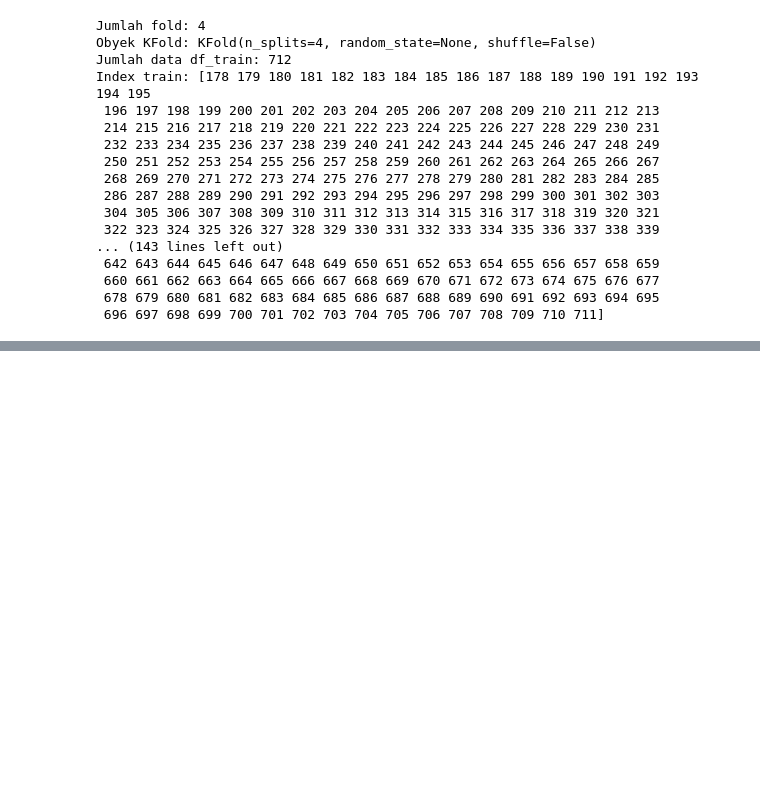
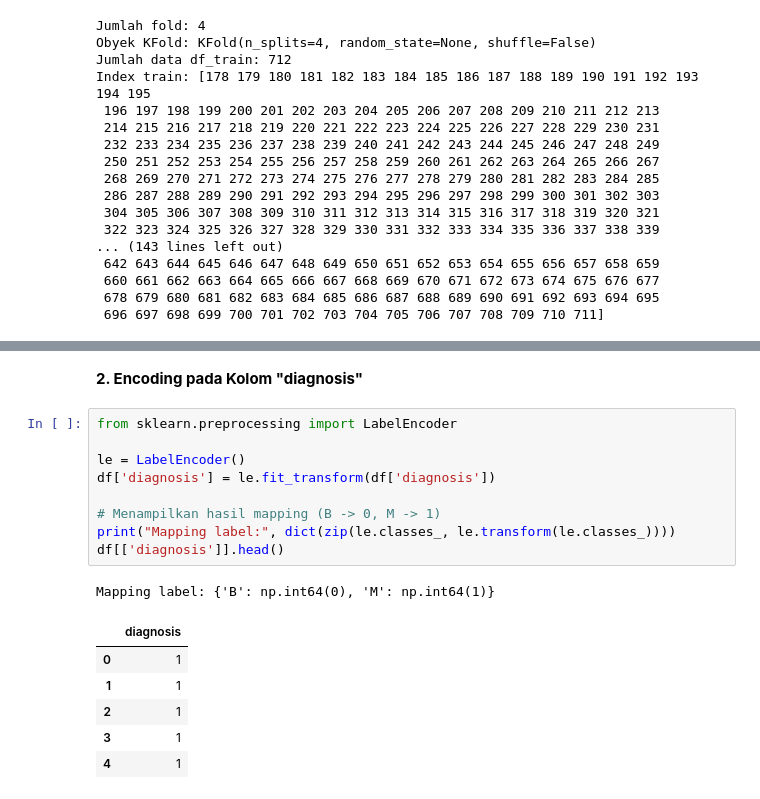
Before and after one commit to IlhamDharm/244107020220-machine-learning, a Jupyter notebook: TG3_244107020220_ILHAM DHARMA ATMAJA.ipynb, the cells around one changed output, grey strips where cells are left out. Saved outputs shown, nothing was run; the diff lists cells and outputs as text; blank space fills up the shorter version.

```diff
--- a/TG3_244107020220_ILHAM DHARMA ATMAJA.ipynb
+++ b/TG3_244107020220_ILHAM DHARMA ATMAJA.ipynb
@@ -544,0 +614,19 @@ Index train: [178 179 180 181 182 183 184 185 186 187 188 189 190 191 192 193 19
+# %% [markdown]
+**2. Encoding pada Kolom "diagnosis"**
+# %%
+from sklearn.preprocessing import LabelEncoder
+
+le = LabelEncoder()
+df['diagnosis'] = le.fit_transform(df['diagnosis'])
+
+# Menampilkan hasil mapping (B -> 0, M -> 1)
+print("Mapping label:", dict(zip(le.classes_, le.transform(le.classes_))))
+df[['diagnosis']].head()
+# %% [output]
+Mapping label: {'B': np.int64(0), 'M': np.int64(1)}
+|  | diagnosis |
+| 0 | 1 |
+| 1 | 1 |
+| 2 | 1 |
+| 3 | 1 |
+| 4 | 1 |
```
Also changed, not shown: parts of 17 cells of this notebook.
